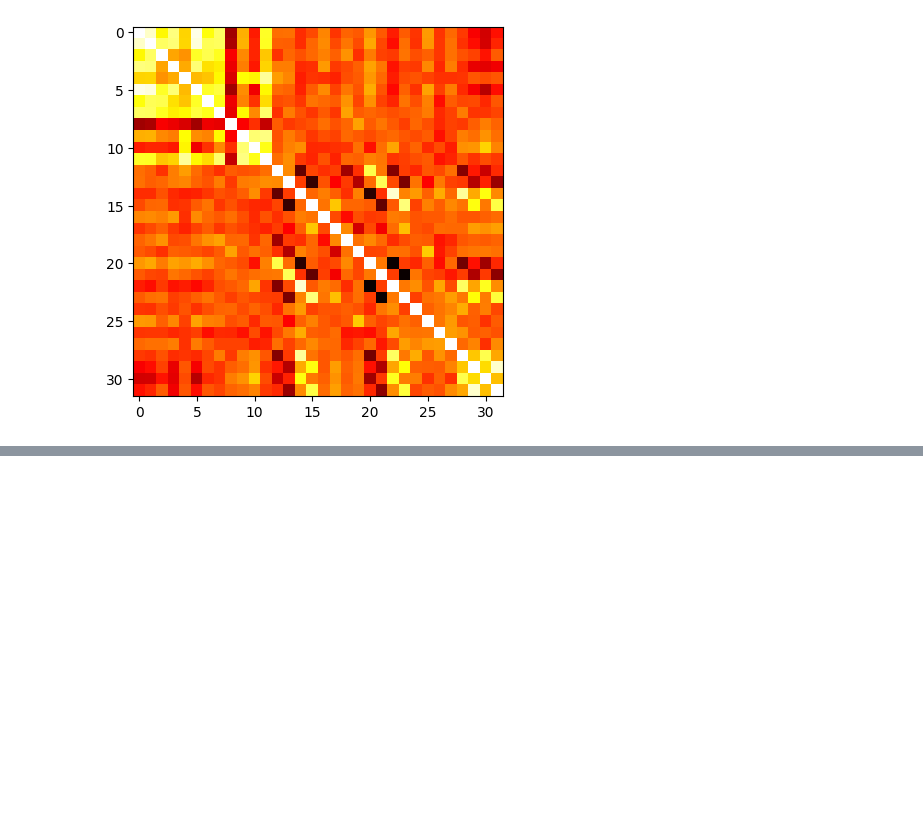
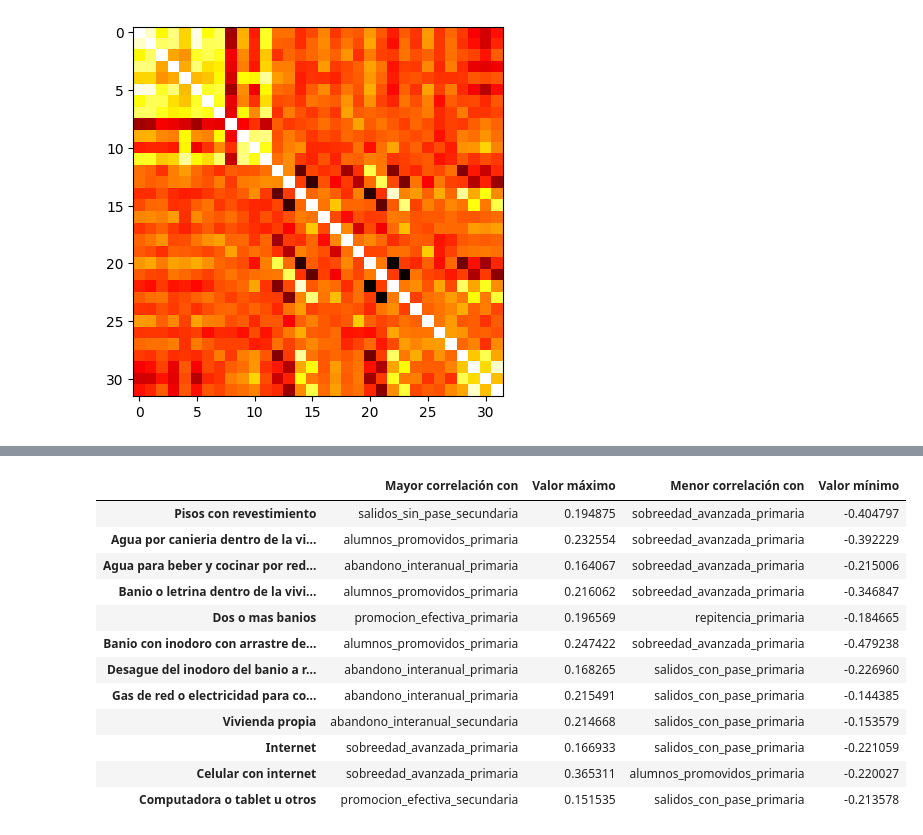
Before and after one commit to lmendezayl/uba-ldd-tp1, a Jupyter notebook: TP_1.ipynb, the cells around one changed output, grey strips where cells are left out. Cells and saved outputs as stored; diff of their text form; code cells hidden in the pictures; blank space fills up the shorter version.

```diff
--- a/TP_1.ipynb
+++ b/TP_1.ipynb
@@ -601,9 +620,7 @@ True
 # %%
-# creamos una subtabla de df_educacion que solo tenga el nombre del municipio y las tasas
 df_educacion_2022 = (
     df_educacion[df_educacion['anio'] == 2022]
-    .set_index('municipio_nombre')
+    .set_index('municipio_nombre') # hacemos el mismo proceso de indexacion que para df_censo_2022_cond_hab
     .sort_index()
     .reset_index()
-    .drop(columns = ['anio', 'zona', 'mayor_repitencia_primaria'])
-)
+    .drop(columns = ['anio', 'zona', 'mayor_repitencia_primaria']))
@@ -717,0 +704,35 @@ dtype: object
+# %%
+# Filtramos la matriz de correlacion: filas = variables del censo, columnas = educativas
+df_corr_subset = df_corr.iloc[:12, 12:]
+
+# Reemplazamos los valores de autocorrelación por NaN para que no lo tomen como maximo/minimo
+corr_no_diag = df_corr_subset.replace(1, np.nan)
+
+# Maxima correlacion por variable del censo
+max_values = corr_no_diag.max(axis=1)
+max_columns = corr_no_diag.idxmax(axis=1)
+
+# Minima correlacion por variable del censo
+min_values = corr_no_diag.min(axis=1)
+min_columns = corr_no_diag.idxmin(axis=1)
+
+# Mostramos un dataframe temporal para ver mejor los datos
+pd.DataFrame({
+    'Mayor correlación con': max_columns,
+    'Valor máximo': max_values,
+    'Menor correlación con': min_columns,
+    'Valor mínimo': min_values})
+# %% [output]
+|  | Mayor correlación con | Valor máximo | Menor correlación con | Valor mínimo |
+| Pisos con revestimiento | salidos_sin_pase_secundaria | 0.194875 | sobreedad_avanzada_primaria | -0.404797 |
+| Agua por canieria dentro de la vi... | alumnos_promovidos_primaria | 0.232554 | sobreedad_avanzada_primaria | -0.392229 |
+| Agua para beber y cocinar por red... | abandono_interanual_primaria | 0.164067 | sobreedad_avanzada_primaria | -0.215006 |
+| Banio o letrina dentro de la vivi... | alumnos_promovidos_primaria | 0.216062 | sobreedad_avanzada_primaria | -0.346847 |
+| Dos o mas banios | promocion_efectiva_primaria | 0.196569 | repitencia_primaria | -0.184665 |
+| Banio con inodoro con arrastre de... | alumnos_promovidos_primaria | 0.247422 | sobreedad_avanzada_primaria | -0.479238 |
+| Desague del inodoro del banio a r... | abandono_interanual_primaria | 0.168265 | salidos_con_pase_primaria | -0.226960 |
+| Gas de red o electricidad para co... | abandono_interanual_primaria | 0.215491 | salidos_con_pase_primaria | -0.144385 |
+| Vivienda propia | abandono_interanual_secundaria | 0.214668 | salidos_con_pase_primaria | -0.153579 |
+| Internet | sobreedad_avanzada_primaria | 0.166933 | salidos_con_pase_primaria | -0.221059 |
+| Celular con internet | sobreedad_avanzada_primaria | 0.365311 | alumnos_promovidos_primaria | -0.220027 |
+| Computadora o tablet u otros | promocion_efectiva_secundaria | 0.151535 | salidos_con_pase_primaria | -0.213578 |
```
Also changed, not shown: parts of 22 cells of this notebook.
